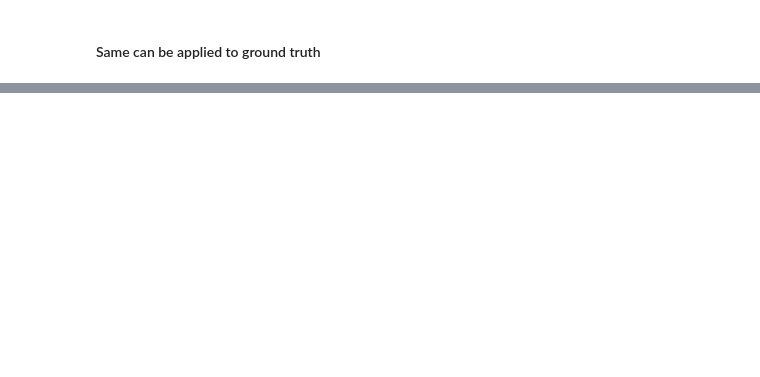
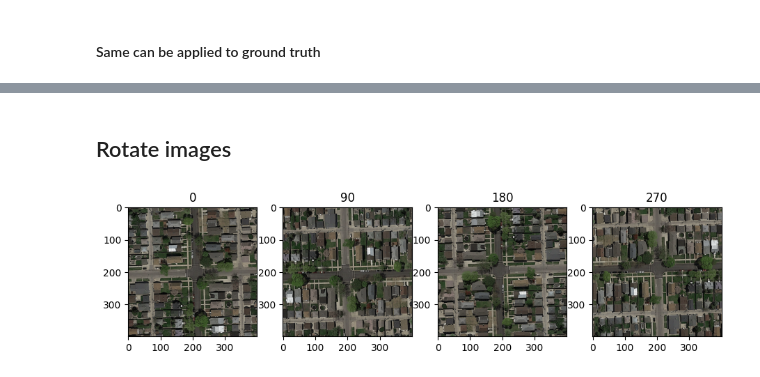
Before and after one commit to mateo762/unet-road-segmentation, a Jupyter notebook: ExploreData.ipynb, the cells around one changed output, grey strips where cells are left out. Saved outputs shown, nothing was run; the diff lists cells and outputs as text; code cells hidden in the pictures; blank space fills up the shorter version.

Commit message:
Sample code for rotations

```diff
--- a/ExploreData.ipynb
+++ b/ExploreData.ipynb
@@ -124,0 +146,15 @@ for i in range(4):
+# %% [markdown]
+## Rotate images
+# %%
+img_train_1_0 = img_train_1
+img_train_1_90 = cv.rotate(img_train_1, cv.ROTATE_90_CLOCKWISE)
+img_train_1_180 = cv.rotate(img_train_1, cv.ROTATE_180)
+img_train_1_270 = cv.rotate(img_train_1, cv.ROTATE_90_COUNTERCLOCKWISE)
+array_rotations = [img_train_1_0, img_train_1_90, img_train_1_180, img_train_1_270]
+
+fig, ax = plt.subplots(1,4)
+for i in range(4):
+    ax[i].title.set_text(str(i*90))
+    ax[i].imshow(array_rotations[i])
+# %% [output]
+[figure, added]
```
Also changed, not shown: parts of 21 cells of this notebook, 1 other file.
